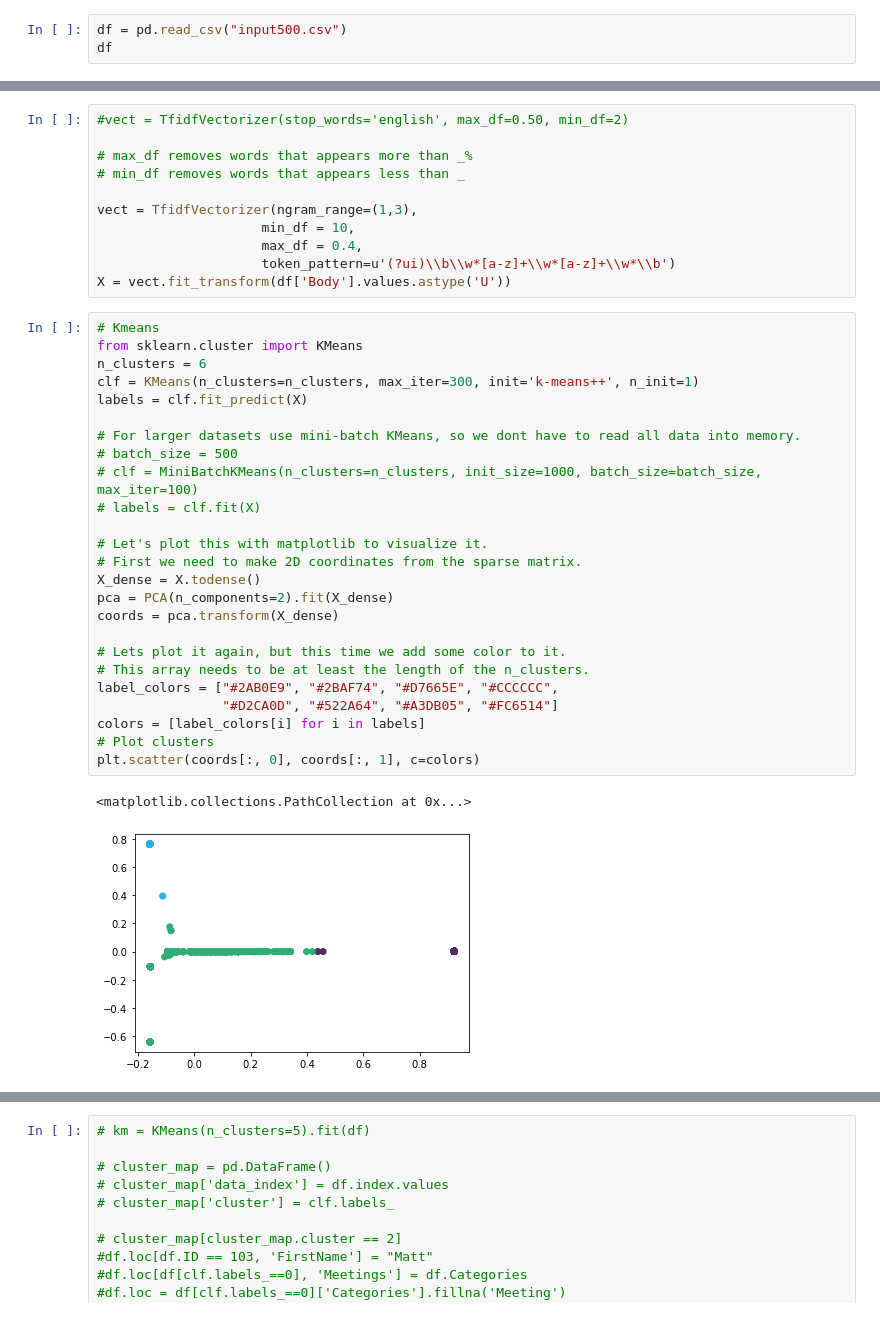
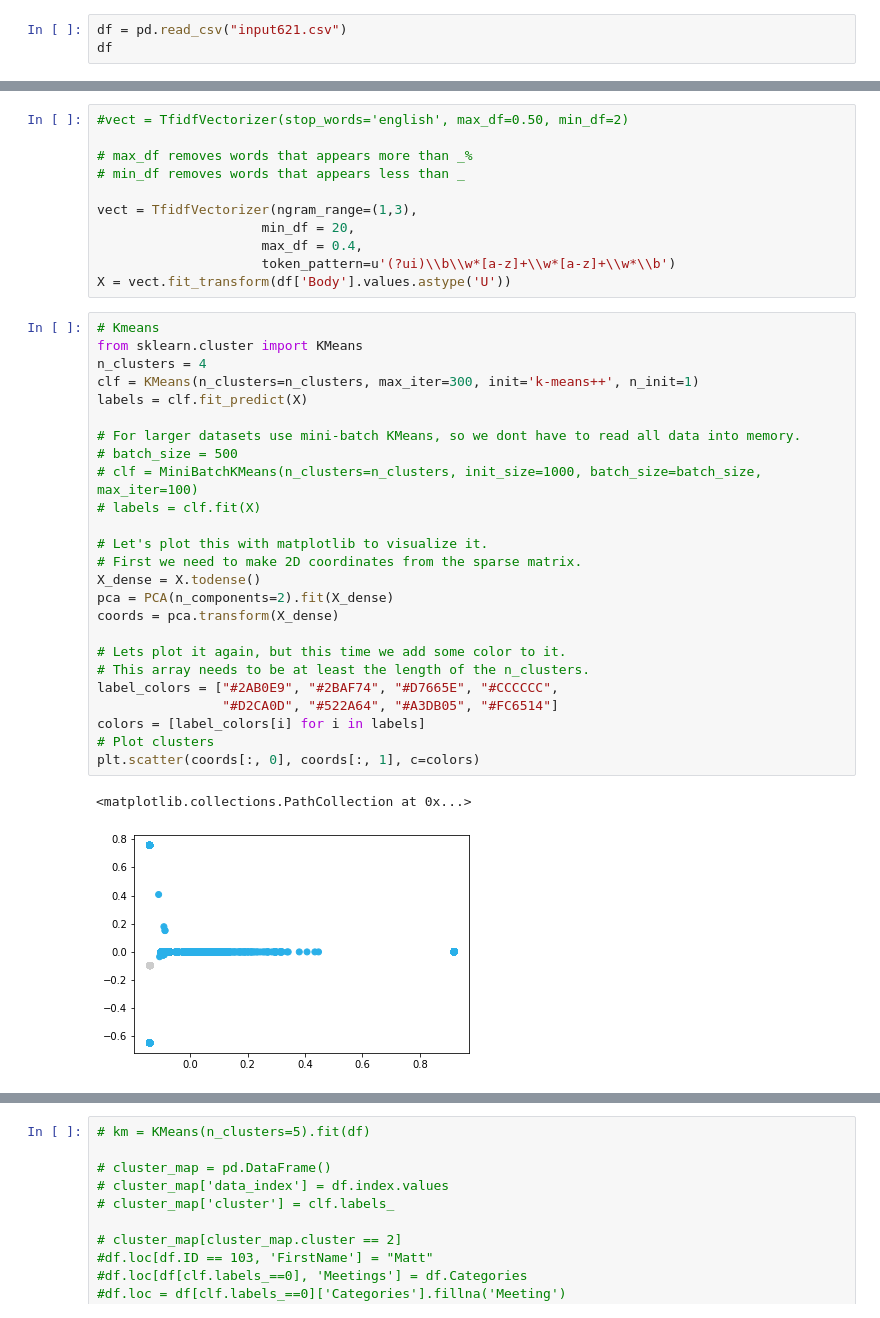
Before and after one commit to MandisLoh/flask_set_up, a Jupyter notebook: combined_ml.ipynb, the cells around one changed output, grey strips where cells are left out. Cells and saved outputs as stored; diff of their text form.

```diff
--- a/combined_ml.ipynb
+++ b/combined_ml.ipynb
@@ -31,7 +31,7 @@ nltk.download("stopwords")
 [nltk_data]   Package stopwords is already up-to-date!
 True
 # %%
-df = pd.read_csv("input500.csv")
+df = pd.read_csv("input621.csv")
 df
 # %% [output]
 |  | Subject | Body |
@@ -83,38 +83,38 @@ df
 # min_df removes words that appears less than _
 
 vect = TfidfVectorizer(ngram_range=(1,3),
-                     min_df = 10,
+                     min_df = 20,
                      max_df = 0.4,
                      token_pattern=u'(?ui)\\b\\w*[a-z]+\\w*[a-z]+\\w*\\b')
 X = vect.fit_transform(df['Body'].values.astype('U'))
 # %%
 # Kmeans
 from sklearn.cluster import KMeans
-n_clusters = 6
+n_clusters = 4
 clf = KMeans(n_clusters=n_clusters, max_iter=300, init='k-means++', n_init=1)
 labels = clf.fit_predict(X)
 
 # For larger datasets use mini-batch KMeans, so we dont have to read all data into memory.
 # batch_size = 500
 # clf = MiniBatchKMeans(n_clusters=n_clusters, init_size=1000, batch_size=batch_size, max_iter=100)
 # labels = clf.fit(X)
 
 # Let's plot this with matplotlib to visualize it.
 # First we need to make 2D coordinates from the sparse matrix.
 X_dense = X.todense()
 pca = PCA(n_components=2).fit(X_dense)
 coords = pca.transform(X_dense)
 
 # Lets plot it again, but this time we add some color to it.
 # This array needs to be at least the length of the n_clusters.
 label_colors = ["#2AB0E9", "#2BAF74", "#D7665E", "#CCCCCC",
                 "#D2CA0D", "#522A64", "#A3DB05", "#FC6514"]
 colors = [label_colors[i] for i in labels]
 # Plot clusters
 plt.scatter(coords[:, 0], coords[:, 1], c=colors)
 # %% [output]
 <matplotlib.collections.PathCollection at 0x...>
-[figure, old version]
+[figure, new version]
 # %%
 # top keywords in the emails
 
```
Also changed, not shown: parts of 11 cells of this notebook, 3 other files.
